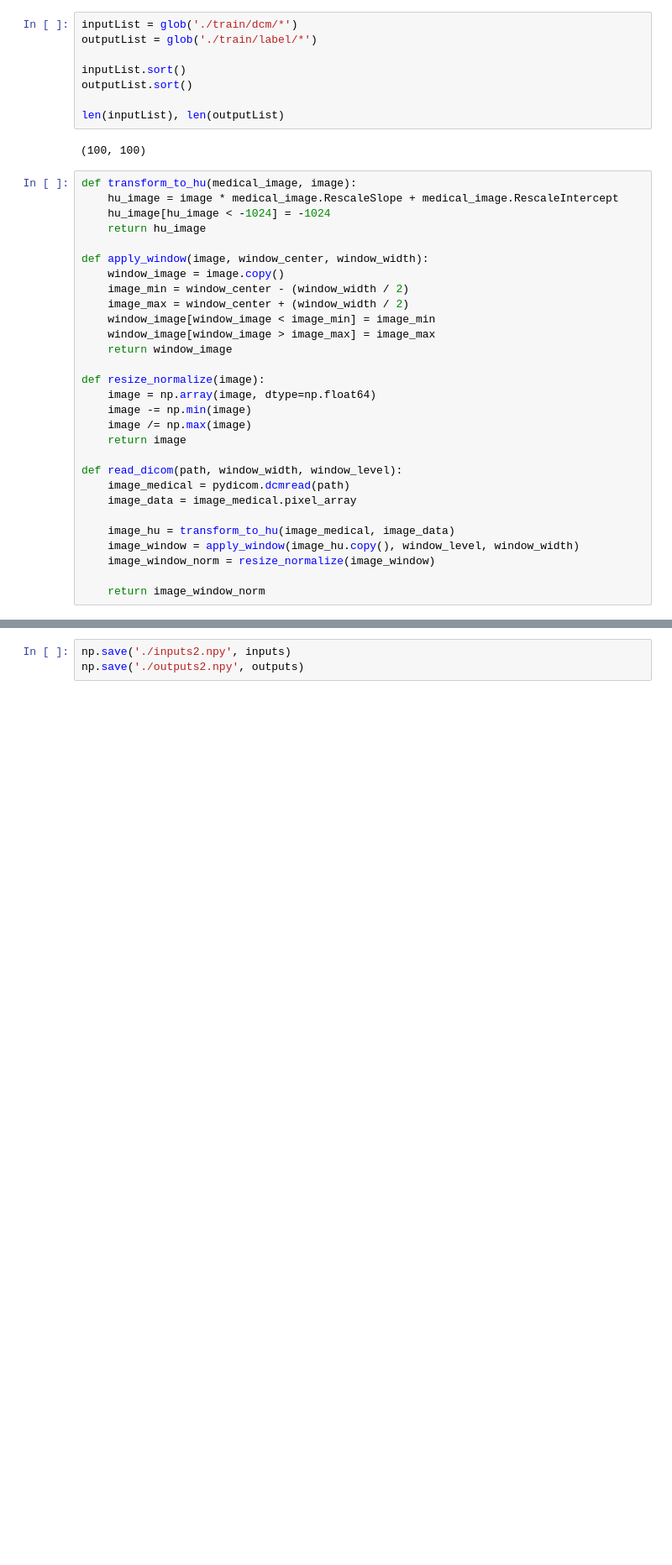
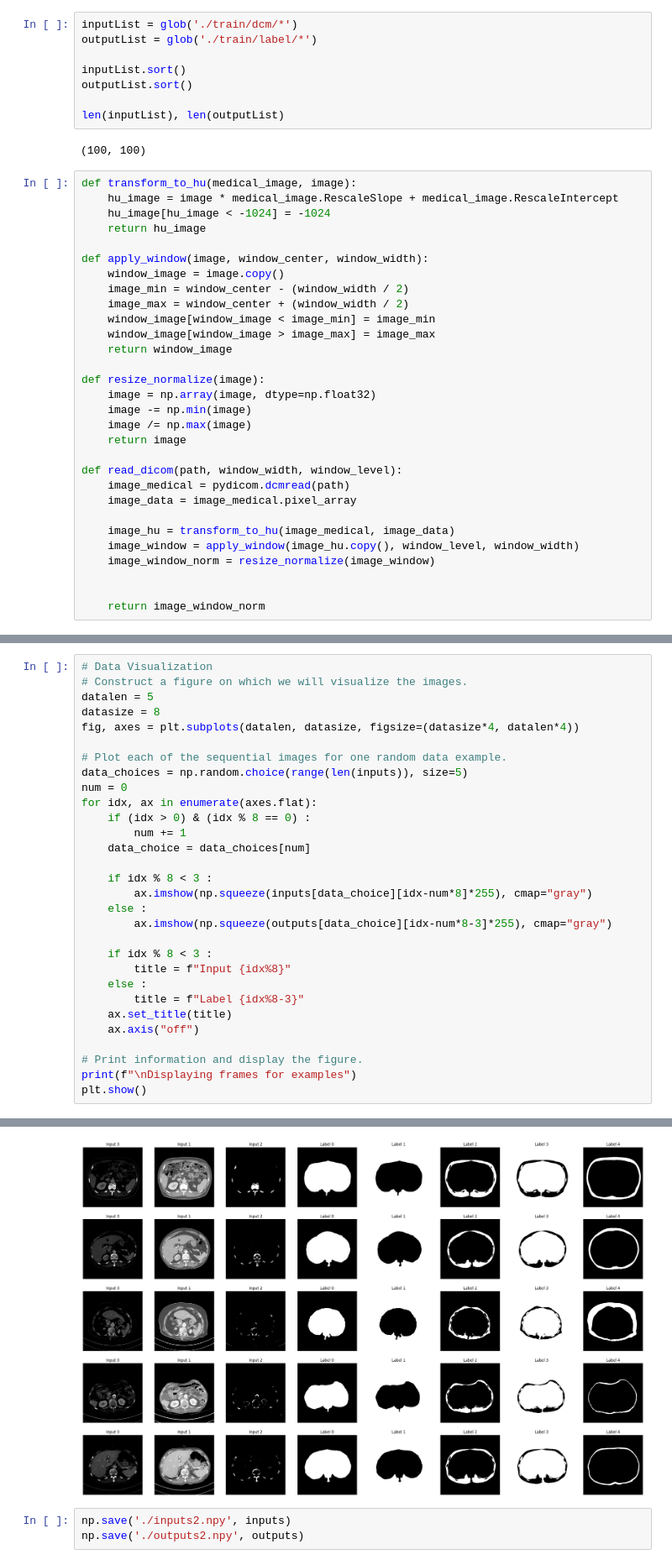
Before and after one commit to leadbreak/vit_morphology, a Jupyter notebook: samples/dataset2.ipynb, the cells around one changed output, grey strips where cells are left out. Shown at 84% size. Cells and saved outputs as stored; diff of their text form; blank space fills up the shorter version.

```diff
--- a/samples/dataset2.ipynb
+++ b/samples/dataset2.ipynb
@@ -33,7 +33,7 @@ def apply_window(image, window_center, window_width):
     return window_image
 
 def resize_normalize(image):
-    image = np.array(image, dtype=np.float64)
+    image = np.array(image, dtype=np.float32)
     image -= np.min(image)
     image /= np.max(image)
     return image
@@ -46,4 +46,5 @@ def read_dicom(path, window_width, window_level):
     image_window = apply_window(image_hu.copy(), window_level, window_width)
     image_window_norm = resize_normalize(image_window)
 
+
     return image_window_norm
@@ -113,0 +87,31 @@ Displaying frames for examples
+# %%
+# Data Visualization
+# Construct a figure on which we will visualize the images.
+datalen = 5
+datasize = 8
+fig, axes = plt.subplots(datalen, datasize, figsize=(datasize*4, datalen*4))
+
+# Plot each of the sequential images for one random data example.
+data_choices = np.random.choice(range(len(inputs)), size=5)
+num = 0
+for idx, ax in enumerate(axes.flat):
+    if (idx > 0) & (idx % 8 == 0) :
+        num += 1
+    data_choice = data_choices[num]
+
+    if idx % 8 < 3 :
+        ax.imshow(np.squeeze(inputs[data_choice][idx-num*8]*255), cmap="gray")
+    else :
+        ax.imshow(np.squeeze(outputs[data_choice][idx-num*8-3]*255), cmap="gray")
+
+    if idx % 8 < 3 :
+        title = f"Input {idx%8}"
+    else :
+        title = f"Label {idx%8-3}"
+    ax.set_title(title)
+    ax.axis("off")
+
+# Print information and display the figure.
+print(f"\nDisplaying frames for examples")
+plt.show()
+# %% [output]
@@ -114,3 +119,4 @@ Displaying frames for examples
+[figure, added]
 # %%
 np.save('./inputs2.npy', inputs)
 np.save('./outputs2.npy', outputs)
```
Also changed, not shown: parts of 5 cells of this notebook, 4 other files.
